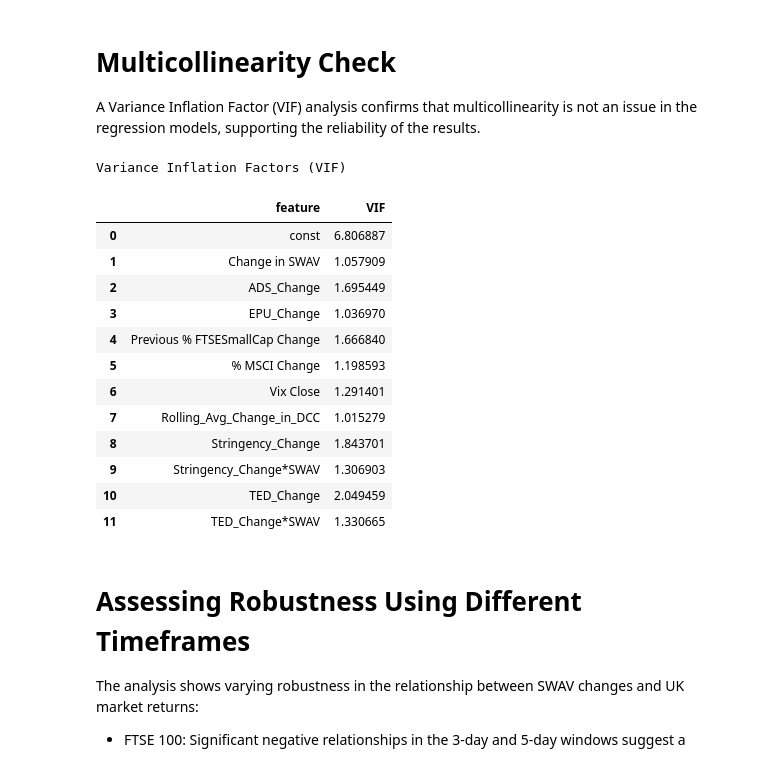
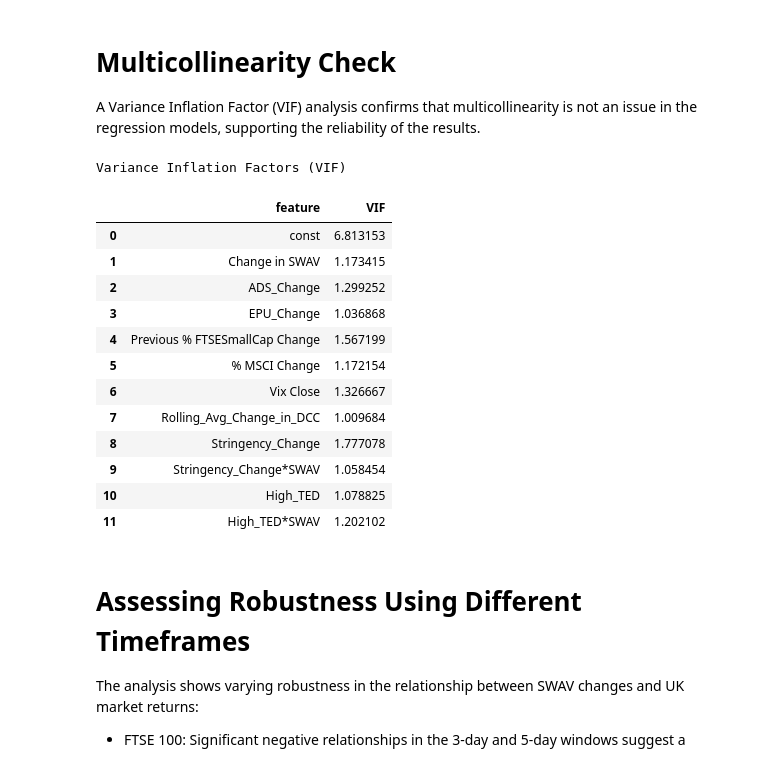
Before and after one commit to ThalyaGIT/UK-Music-Index-Returns, a Jupyter notebook: 3_data-analysis_notebooks/proposal+3.ipynb, the cells around one changed output. Drawn from its saved outputs; the diff is of its cells as text; code cells hidden in the pictures.

```diff
--- a/3_data-analysis_notebooks/proposal+3.ipynb
+++ b/3_data-analysis_notebooks/proposal+3.ipynb
@@ -865,10 +841,10 @@ strong multicollinearity or other numerical problems.
 
 A Variance Inflation Factor (VIF) analysis confirms that multicollinearity is not an issue in the regression models, supporting the reliability of the results.
 # %%
-# @title
-# Calculate interaction terms
+df_5_day_TED = pd.read_csv(url_5_day_TED)
 df_5_day_TED.loc[:, 'Stringency_Change*SWAV'] = df_5_day_TED['Change in SWAV'] * df_5_day_TED['Stringency_Change']
-df_5_day_TED.loc[:, 'TED_Change*SWAV'] = df_5_day_TED['Change in SWAV'] * df_5_day_TED['TED_Change']
+df_5_day_TED['High_TED'] = (df['TED'] > high_ted_threshold).astype(int)
+df_5_day_TED.loc[:, 'High_TED*SWAV'] = df_5_day_TED['Change in SWAV'] * df_5_day_TED['High_TED']
 
 # Define the independent variables
 X = df_5_day_TED[['Change in SWAV',
@@ -878,47 +854,47 @@ X = df_5_day_TED[['Change in SWAV',
                   '% MSCI Change',
                   'Vix Close',
                   'Rolling_Avg_Change_in_DCC',
                   'Stringency_Change',
                   'Stringency_Change*SWAV',
-                  'TED_Change',
-                  'TED_Change*SWAV'
+                  'High_TED',
+                  'High_TED*SWAV'
                   ]]
 
 # Add a constant to the independent variables matrix (for intercept)
 X = sm.add_constant(X)
 
 # Calculate VIF for each variable
 vif_data = pd.DataFrame()
 vif_data["feature"] = X.columns
 vif_data["VIF"] = [variance_inflation_factor(X.values, i) for i in range(X.shape[1])]
 
 # Style the VIF DataFrame
 styled_vif = vif_data.style.set_caption("Variance Inflation Factors (VIF)")
 styled_vif = styled_vif.set_table_styles([
     {'selector': 'caption', 'props': [('font-size', '16px'), ('font-weight', 'bold'), ('text-align', 'center')]},
     {'selector': 'th', 'props': [('background-color', '#f0f0f0'), ('font-weight', 'bold')]},
     {'selector': 'td', 'props': [('border', '1px solid #ddd'), ('padding', '8px')]},
     {'selector': 'tr:nth-child(even)', 'props': [('background-color', '#f9f9f9')]},
     {'selector': 'tr:hover', 'props': [('background-color', '#f5f5f5')]}
 ])
 
 # Display the styled VIF DataFrame
 display(styled_vif)
 # %% [output]
 Variance Inflation Factors (VIF)
 |  | feature | VIF |
-| 0 | const | 6.806887 |
-| 1 | Change in SWAV | 1.057909 |
-| 2 | ADS_Change | 1.695449 |
-| 3 | EPU_Change | 1.036970 |
-| 4 | Previous % FTSESmallCap Change | 1.666840 |
-| 5 | % MSCI Change | 1.198593 |
-| 6 | Vix Close | 1.291401 |
-| 7 | Rolling_Avg_Change_in_DCC | 1.015279 |
-| 8 | Stringency_Change | 1.843701 |
-| 9 | Stringency_Change*SWAV | 1.306903 |
-| 10 | TED_Change | 2.049459 |
-| 11 | TED_Change*SWAV | 1.330665 |
+| 0 | const | 6.813153 |
+| 1 | Change in SWAV | 1.173415 |
+| 2 | ADS_Change | 1.299252 |
+| 3 | EPU_Change | 1.036868 |
+| 4 | Previous % FTSESmallCap Change | 1.567199 |
+| 5 | % MSCI Change | 1.172154 |
+| 6 | Vix Close | 1.326667 |
+| 7 | Rolling_Avg_Change_in_DCC | 1.009684 |
+| 8 | Stringency_Change | 1.777078 |
+| 9 | Stringency_Change*SWAV | 1.058454 |
+| 10 | High_TED | 1.078825 |
+| 11 | High_TED*SWAV | 1.202102 |
 # %% [markdown]
 # **Assessing Robustness Using Different Timeframes**
 The analysis shows varying robustness in the relationship between SWAV changes and UK market returns:
```
Also changed, not shown: parts of 6 cells of this notebook.
